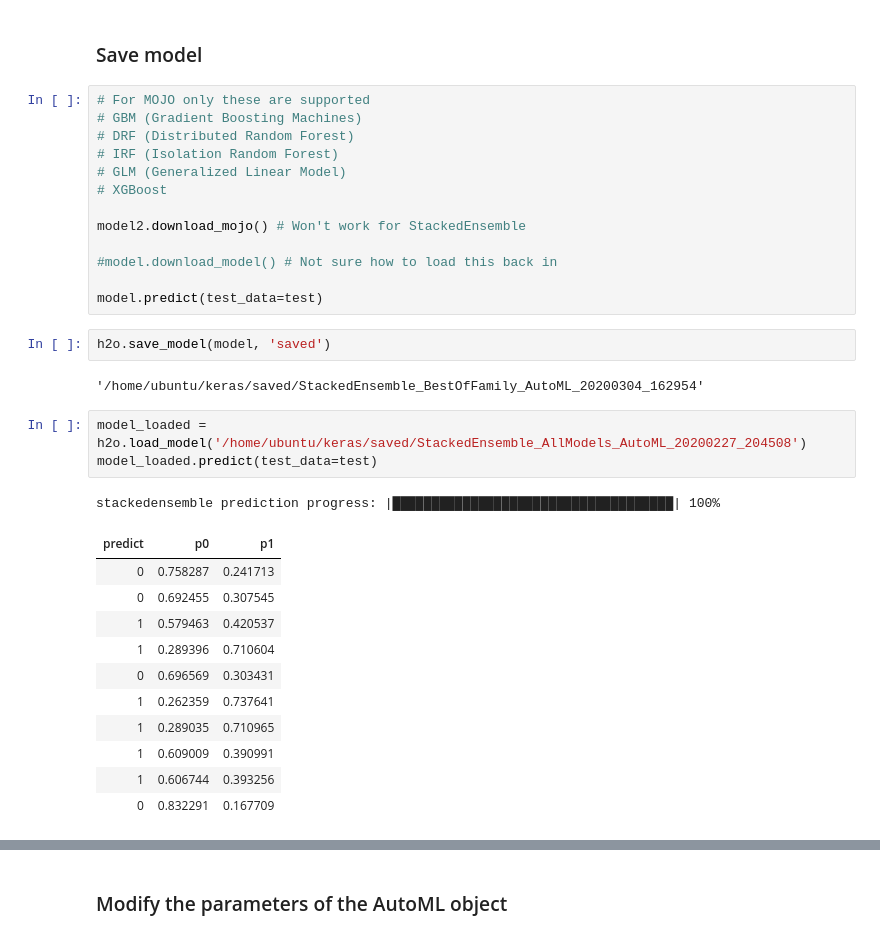
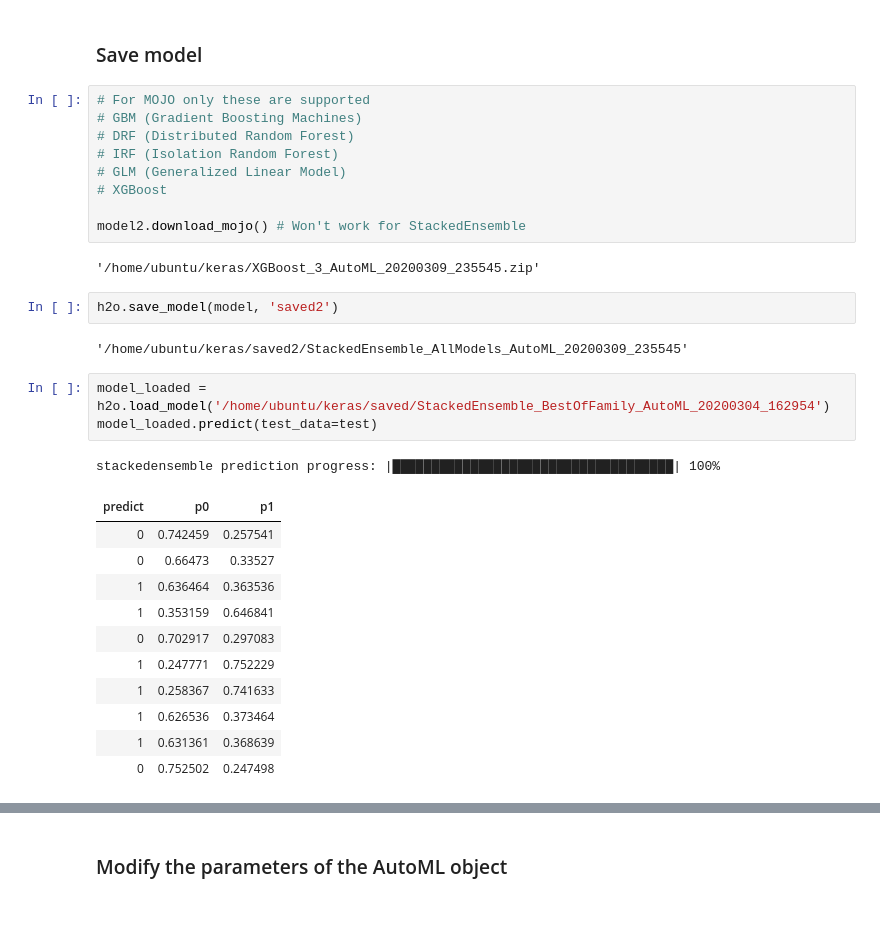
Before and after one commit to sjster/RVA, a Jupyter notebook: AutoML.ipynb, the cells around one changed output, grey strips where cells are left out. Saved outputs shown, nothing was run; the diff lists cells and outputs as text; blank space fills up the shorter version.

```diff
--- a/AutoML.ipynb
+++ b/AutoML.ipynb
@@ -571,30 +582,28 @@ pprint.pprint(model.full_parameters)
 # XGBoost
 
 model2.download_mojo() # Won't work for StackedEnsemble
-
-#model.download_model() # Not sure how to load this back in
-
-model.predict(test_data=test)
+# %% [output]
+'/home/ubuntu/keras/XGBoost_3_AutoML_20200309_235545.zip'
 # %%
-h2o.save_model(model, 'saved')
+h2o.save_model(model, 'saved2')
 # %% [output]
-'/home/ubuntu/keras/saved/StackedEnsemble_BestOfFamily_AutoML_20200304_162954'
+'/home/ubuntu/keras/saved2/StackedEnsemble_AllModels_AutoML_20200309_235545'
 # %%
-model_loaded = h2o.load_model('/home/ubuntu/keras/saved/StackedEnsemble_AllModels_AutoML_20200227_204508')
+model_loaded = h2o.load_model('/home/ubuntu/keras/saved/StackedEnsemble_BestOfFamily_AutoML_20200304_162954')
 model_loaded.predict(test_data=test)
 # %% [output]
 stackedensemble prediction progress: |████████████████████████████████████| 100%
 | predict | p0 | p1 |
-| 0 | 0.758287 | 0.241713 |
-| 0 | 0.692455 | 0.307545 |
-| 1 | 0.579463 | 0.420537 |
-| 1 | 0.289396 | 0.710604 |
-| 0 | 0.696569 | 0.303431 |
-| 1 | 0.262359 | 0.737641 |
-| 1 | 0.289035 | 0.710965 |
-| 1 | 0.609009 | 0.390991 |
-| 1 | 0.606744 | 0.393256 |
-| 0 | 0.832291 | 0.167709 |
+| 0 | 0.742459 | 0.257541 |
+| 0 | 0.66473 | 0.33527 |
+| 1 | 0.636464 | 0.363536 |
+| 1 | 0.353159 | 0.646841 |
+| 0 | 0.702917 | 0.297083 |
+| 1 | 0.247771 | 0.752229 |
+| 1 | 0.258367 | 0.741633 |
+| 1 | 0.626536 | 0.373464 |
+| 1 | 0.631361 | 0.368639 |
+| 0 | 0.752502 | 0.247498 |
 # %%
 mojo_loaded = h2o.import_mojo('XGBoost_3_AutoML_20200304_162954.zip')
 mojo_loaded.predict(test_data=test)
```
Also changed, not shown: parts of 30 cells of this notebook.
